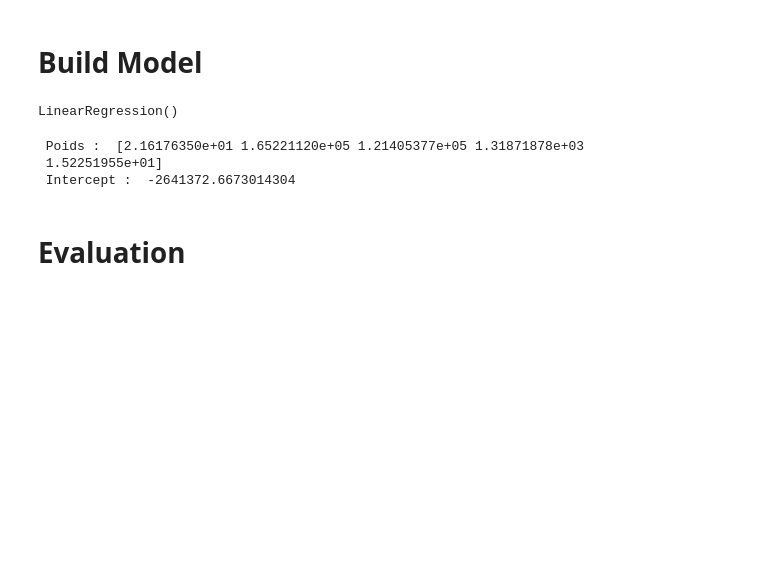
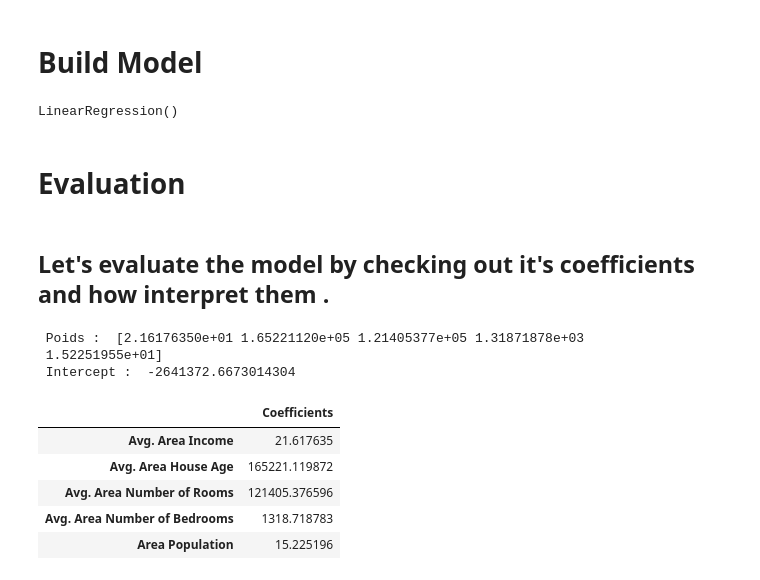
Before and after one commit to bakirmohammed1234/Machine_Learning, a Jupyter notebook: Sklearn_Models_Implementations/regressionLineare/HousePrediction.ipynb, the cells around one changed output. Cells and saved outputs as stored; diff of their text form; code cells hidden in the pictures; blank space fills up the shorter version.

```diff
--- a/Sklearn_Models_Implementations/regressionLineare/HousePrediction.ipynb
+++ b/Sklearn_Models_Implementations/regressionLineare/HousePrediction.ipynb
@@ -63,12 +63,24 @@ model =  LinearRegression()
 model.fit(x_train,y_train)
 # %% [output]
 LinearRegression()
-# %%
-print(" Poids : ",model.coef_)
-print(" Intercept : ",model.intercept_)
-# %% [output]
- Poids :  [2.16176350e+01 1.65221120e+05 1.21405377e+05 1.31871878e+03
- 1.52251955e+01]
- Intercept :  -2641372.6673014304
 # %% [markdown]
 # Evaluation
+# %% [markdown]
+## Let's evaluate the model by checking out it's coefficients and how interpret them .
+# %%
+print(" Poids : ",model.coef_)
+print(" Intercept : ",model.intercept_)
+# %% [output]
+ Poids :  [2.16176350e+01 1.65221120e+05 1.21405377e+05 1.31871878e+03
+ 1.52251955e+01]
+ Intercept :  -2641372.6673014304
+# %%
+coeff_df = pd.DataFrame(model.coef_,X.columns,columns=['Coefficients'])
+coeff_df
+# %% [output]
+|  | Coefficients |
+| Avg. Area Income | 21.617635 |
+| Avg. Area House Age | 165221.119872 |
+| Avg. Area Number of Rooms | 121405.376596 |
+| Avg. Area Number of Bedrooms | 1318.718783 |
+| Area Population | 15.225196 |
```
Also changed, not shown: parts of 6 cells of this notebook.
